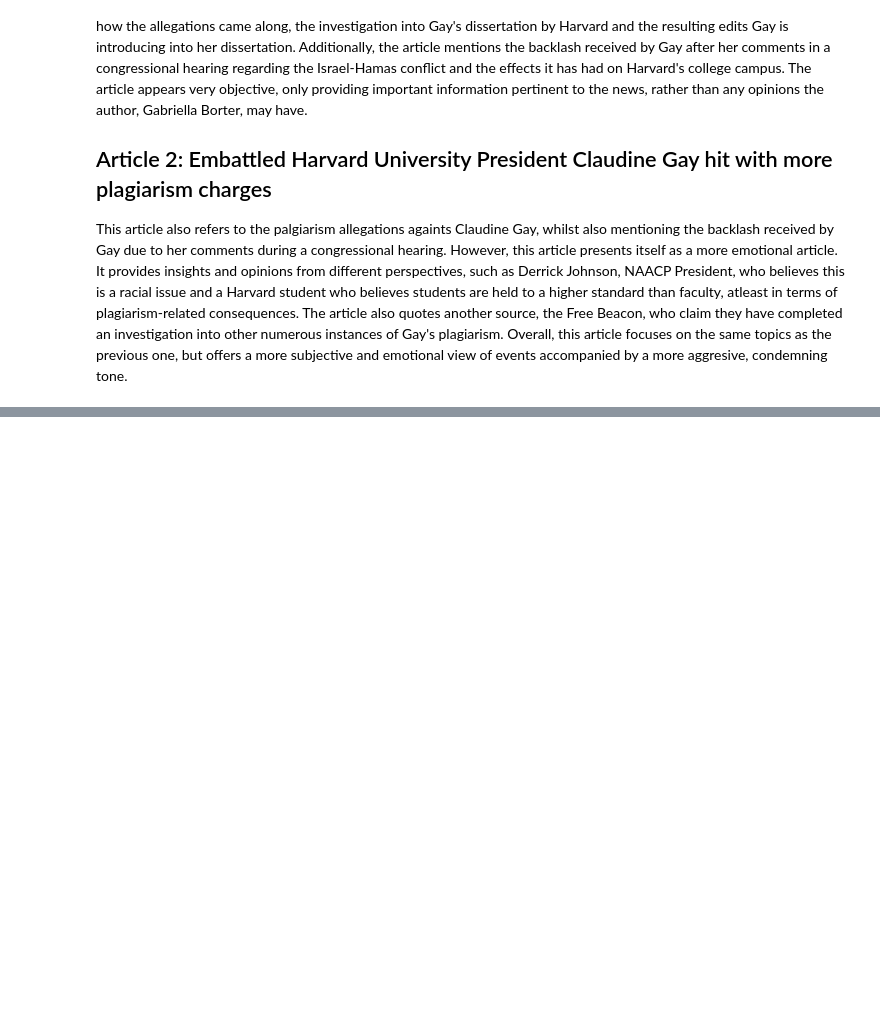
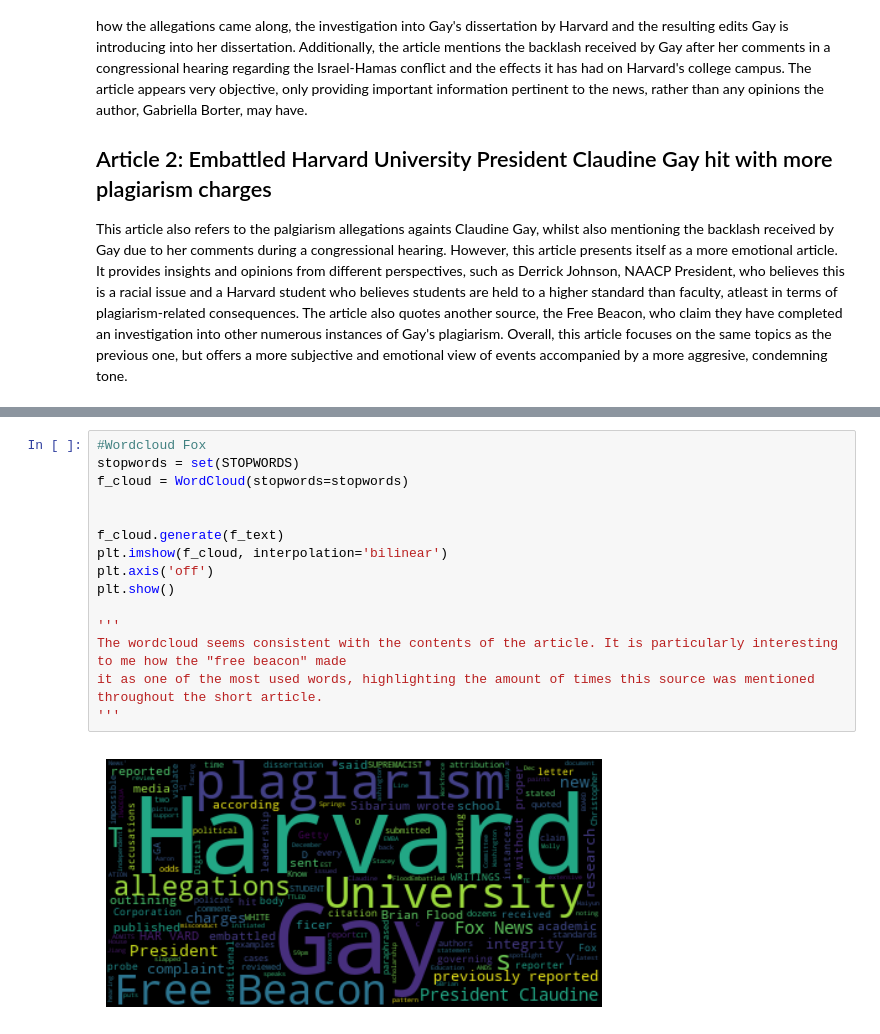
Before and after one commit to juberroc/OIM_7502_classwork, a Jupyter notebook: Assignment1.ipynb, the cells around one changed output, grey strips where cells are left out. Saved outputs shown, nothing was run; the diff lists cells and outputs as text; blank space fills up the shorter version.

```diff
--- a/Assignment1.ipynb
+++ b/Assignment1.ipynb
@@ -72,0 +263,17 @@ f_text
+# %%
+#Wordcloud Fox
+stopwords = set(STOPWORDS)
+f_cloud = WordCloud(stopwords=stopwords)
+
+
+f_cloud.generate(f_text)
+plt.imshow(f_cloud, interpolation='bilinear')
+plt.axis('off')
+plt.show()
+
+'''
+The wordcloud seems consistent with the contents of the article. It is particularly interesting to me how the "free beacon" made
+it as one of the most used words, highlighting the amount of times this source was mentioned throughout the short article.
+'''
+# %% [output]
+[figure, added]
```
Also changed, not shown: parts of 11 cells of this notebook.
